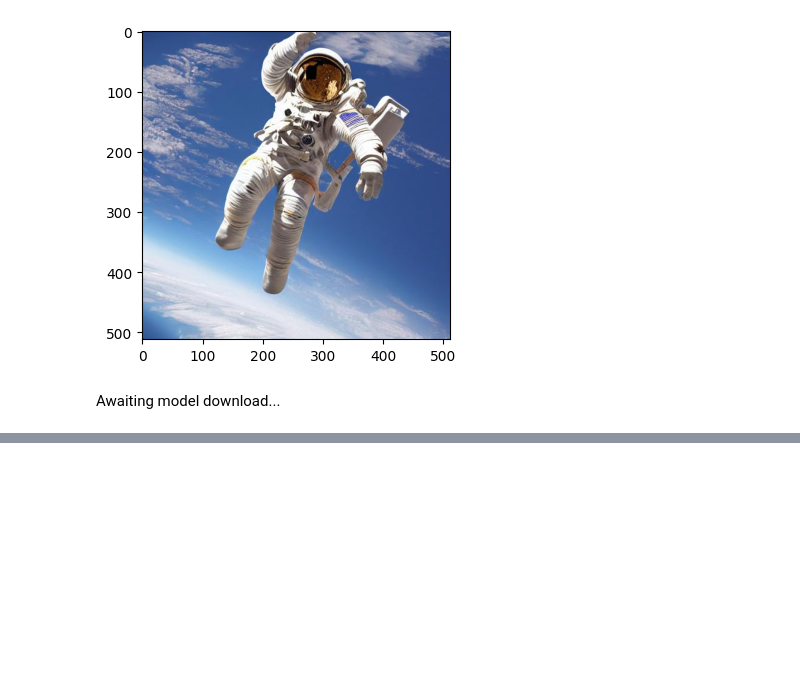
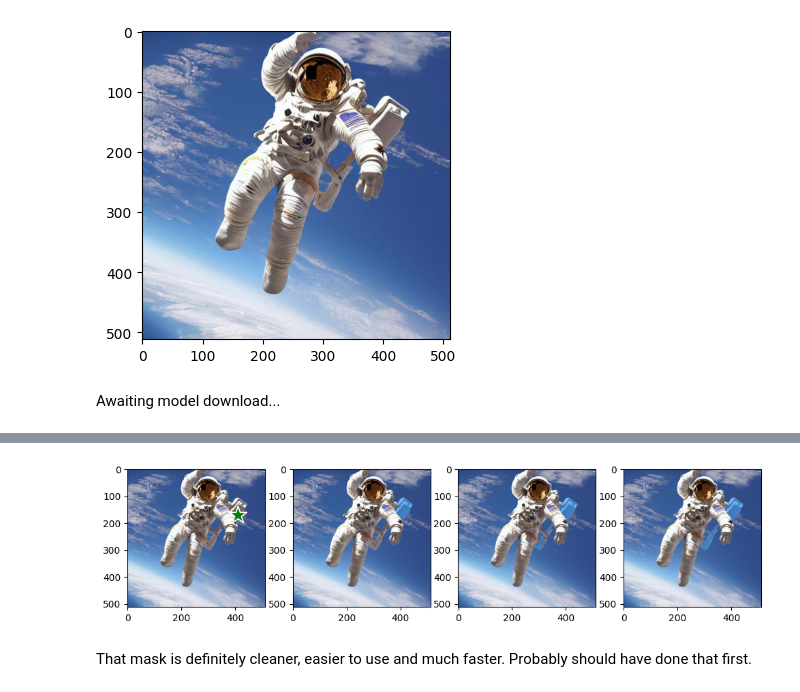
Before and after one commit to superolly/dragon_diffusion, a Jupyter notebook: nbs/01_masks.ipynb, the cells around one changed output, grey strips where cells are left out. Drawn from its saved outputs; the diff is of its cells as text; code cells hidden in the pictures; blank space fills up the shorter version.

```diff
--- a/nbs/01_masks.ipynb
+++ b/nbs/01_masks.ipynb
@@ -320,3 +409,9 @@ Awaiting model download...
+# %%
+masks = get_sam_mask(image, predictor, [[410,170],[180,250]], plot=True)
+# %% [output]
+[figure, added]
+# %% [markdown]
+That mask is definitely cleaner, easier to use and much faster. Probably should have done that first.
 # %%
 #| hide
 import nbdev; nbdev.nbdev_export()
```
Also changed, not shown: parts of 20 cells of this notebook, 5 other files.
